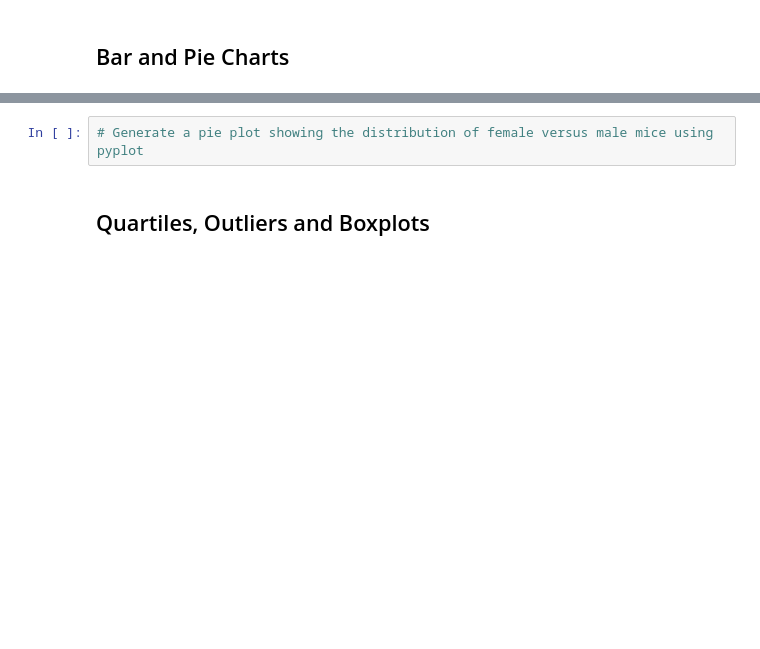
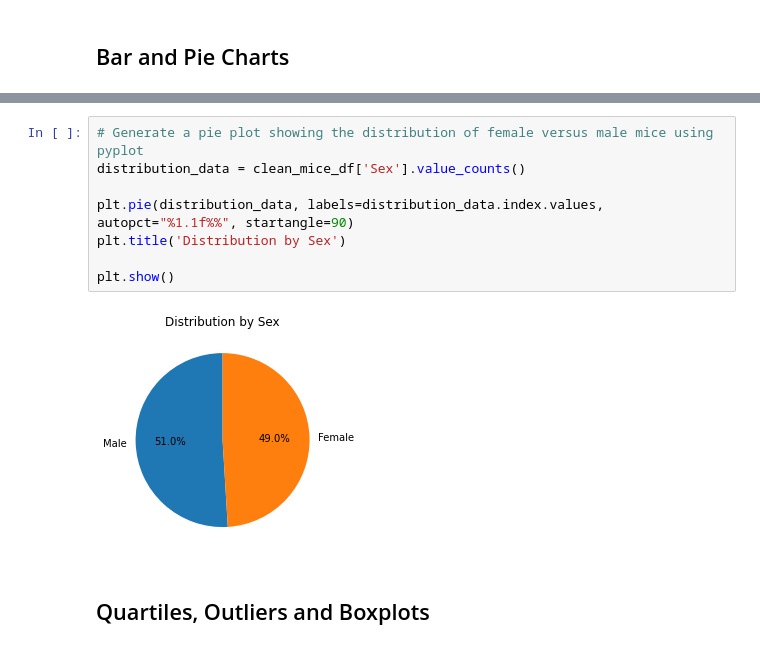
Before and after one commit to tonju27/Matplotlib-Challenge, a Jupyter notebook: Pymaceuticals/pymaceuticals_starter.ipynb, the cells around one changed output, grey strips where cells are left out. Drawn from its saved outputs; the diff is of its cells as text; blank space fills up the shorter version.

```diff
--- a/Pymaceuticals/pymaceuticals_starter.ipynb
+++ b/Pymaceuticals/pymaceuticals_starter.ipynb
@@ -178,5 +182,13 @@ NameError: name 'colors' is not defined
 # %%
 # Generate a pie plot showing the distribution of female versus male mice using pyplot
+distribution_data = clean_mice_df['Sex'].value_counts()
+
+plt.pie(distribution_data, labels=distribution_data.index.values, autopct="%1.1f%%", startangle=90)
+plt.title('Distribution by Sex')
+
+plt.show()
+# %% [output]
+[figure, added]
 # %% [markdown]
 ## Quartiles, Outliers and Boxplots
 # %%
```
Also changed, not shown: parts of 4 cells of this notebook.
